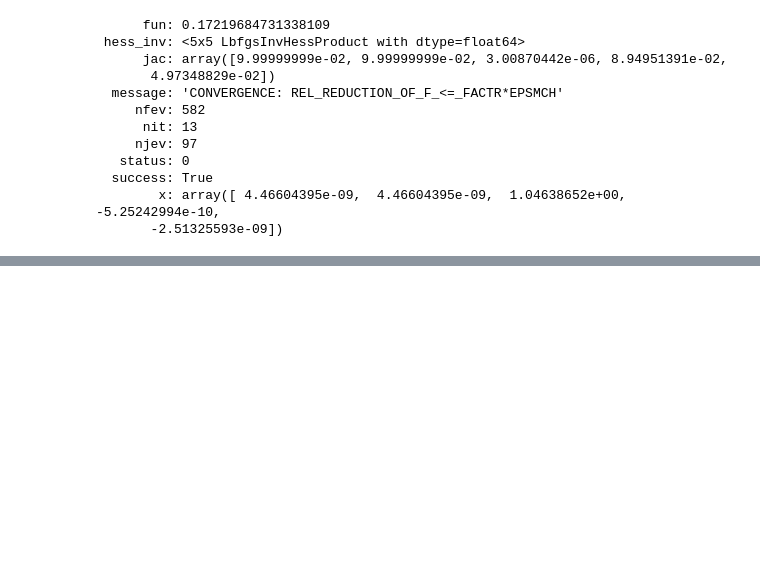
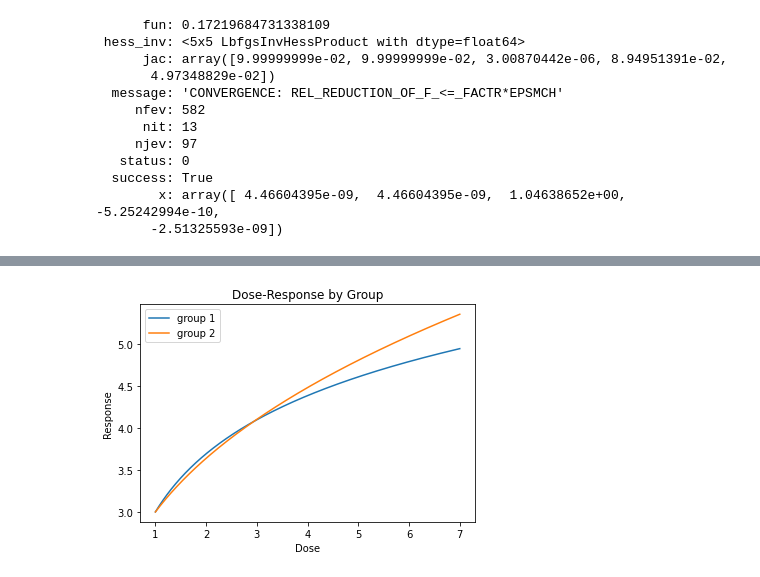
Before and after one commit to Jbug1/TunaSim, a Jupyter notebook: demos.ipynb, the cells around one changed output, grey strips where cells are left out. Drawn from its saved outputs; the diff is of its cells as text; code cells hidden in the pictures; blank space fills up the shorter version.

```diff
--- a/demos.ipynb
+++ b/demos.ipynb
@@ -98,0 +96,14 @@ objective_(solver_res.x, [['a','b','c','d','e'], df_ex])
+# %%
+doses = np.linspace(1,7,1000)
+func_1_ys = np.log(doses) +3
+func_2_ys = 1+ 2*doses**0.4
+
+plt.plot(doses, func_1_ys, label= 'group 1')
+plt.plot(doses, func_2_ys, label = 'group 2')
+plt.title('Dose-Response by Group')
+plt.xlabel('Dose')
+plt.ylabel('Response')
+plt.legend()
+plt.show()
+# %% [output]
+[figure, added]
```
Also changed, not shown: parts of 10 cells of this notebook, 1 other file.
